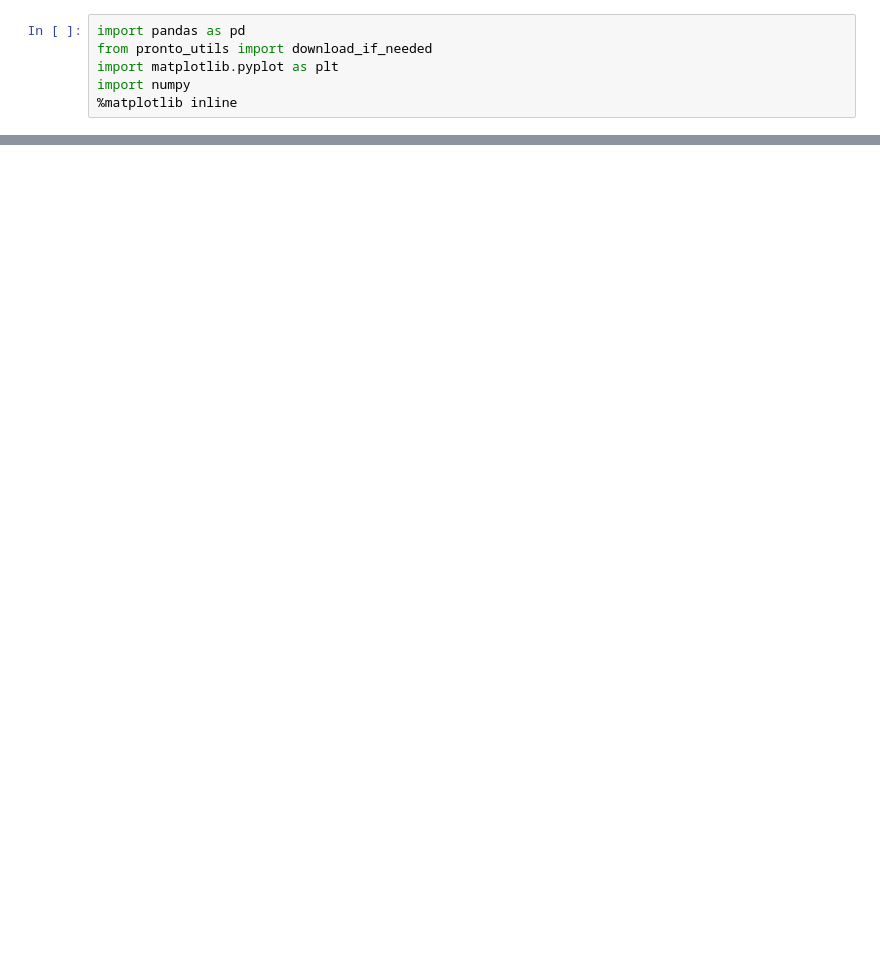
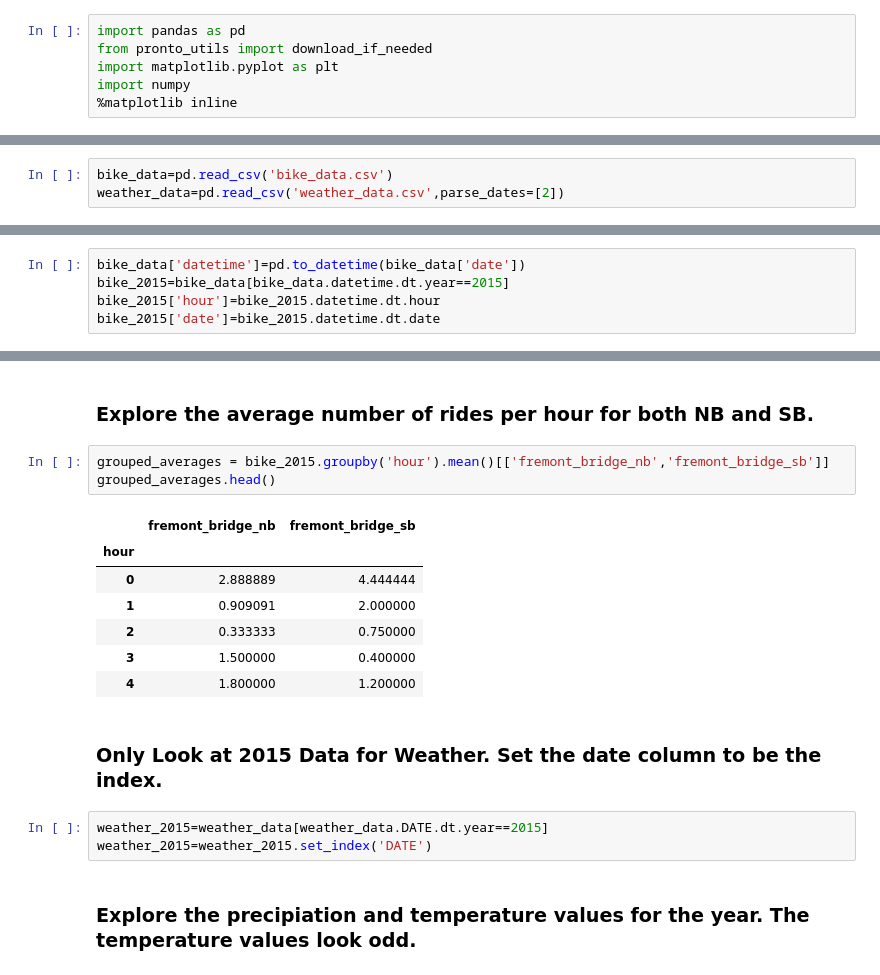
Before and after one commit to LaurenDiana16/Intro-to-Pandas, a Jupyter notebook: LectureNotes/Weather.ipynb, the cells around one changed output, grey strips where cells are left out. Cells and saved outputs as stored; diff of their text form; blank space fills up the shorter version.

```diff
--- a/LectureNotes/Weather.ipynb
+++ b/LectureNotes/Weather.ipynb
@@ -238,0 +19,3 @@ subset[['total_rides','PRCP']].plot(style=".")
+# %%
+bike_data=pd.read_csv('bike_data.csv')
+weather_data=pd.read_csv('weather_data.csv',parse_dates=[2])
@@ -238,0 +24,5 @@ subset[['total_rides','PRCP']].plot(style=".")
+# %%
+bike_data['datetime']=pd.to_datetime(bike_data['date'])
+bike_2015=bike_data[bike_data.datetime.dt.year==2015]
+bike_2015['hour']=bike_2015.datetime.dt.hour
+bike_2015['date']=bike_2015.datetime.dt.date
@@ -238,0 +47,20 @@ subset[['total_rides','PRCP']].plot(style=".")
+# %% [markdown]
+### Explore the average number of rides per hour for both NB and SB.
+# %%
+grouped_averages = bike_2015.groupby('hour').mean()[['fremont_bridge_nb','fremont_bridge_sb']]
+grouped_averages.head()
+# %% [output]
+|  | fremont_bridge_nb | fremont_bridge_sb |
+| hour |  |  |
+| 0 | 2.888889 | 4.444444 |
+| 1 | 0.909091 | 2.000000 |
+| 2 | 0.333333 | 0.750000 |
+| 3 | 1.500000 | 0.400000 |
+| 4 | 1.800000 | 1.200000 |
+# %% [markdown]
+### Only Look at 2015 Data for Weather. Set the date column to be the index.
+# %%
+weather_2015=weather_data[weather_data.DATE.dt.year==2015]
+weather_2015=weather_2015.set_index('DATE')
+# %% [markdown]
+### Explore the precipiation and temperature values for the year. The temperature values look odd.
```
Also changed, not shown: parts of 39 cells of this notebook.
